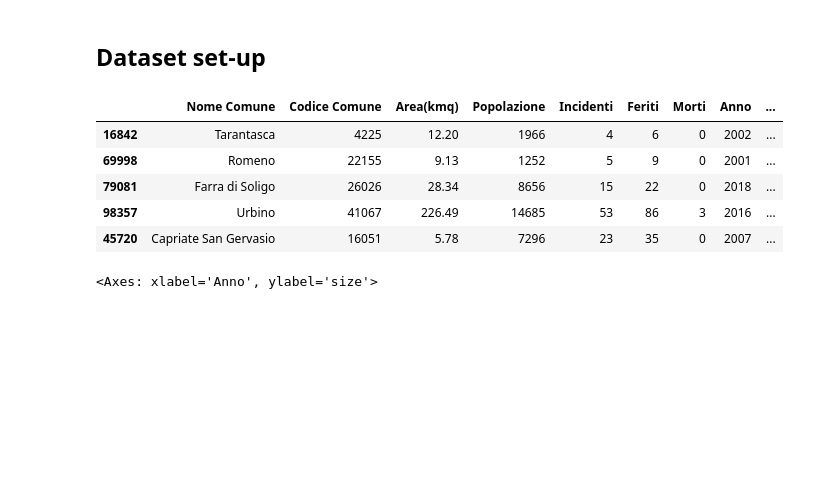
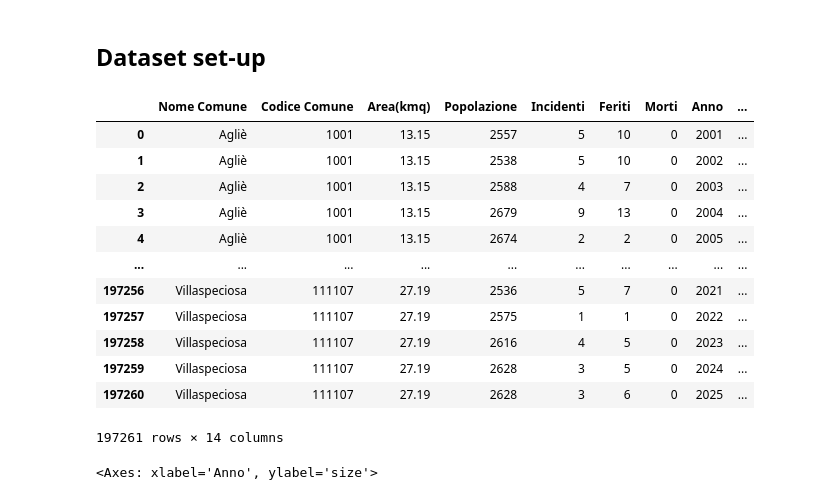
Before and after one commit to giuliocipone-lang/Boolean_capstone_project, a Jupyter notebook: EDA.ipynb, the cells around one changed output. Cells and saved outputs as stored; diff of their text form; code cells hidden in the pictures; blank space fills up the shorter version.

```diff
--- a/EDA.ipynb
+++ b/EDA.ipynb
@@ -49,12 +13,19 @@ df['morti+feriti/incidenti'] = round((df['Feriti']+df['Morti'])/(df['Incidenti']
-# %%
-df.sample(5)
-# %% [output]
-|  | Nome Comune | Codice Comune | Area(kmq) | Popolazione | Incidenti | Feriti | Morti | Anno | ... |
-| 16842 | Tarantasca | 4225 | 12.20 | 1966 | 4 | 6 | 0 | 2002 | ... |
-| 69998 | Romeno | 22155 | 9.13 | 1252 | 5 | 9 | 0 | 2001 | ... |
-| 79081 | Farra di Soligo | 26026 | 28.34 | 8656 | 15 | 22 | 0 | 2018 | ... |
-| 98357 | Urbino | 41067 | 226.49 | 14685 | 53 | 86 | 3 | 2016 | ... |
-| 45720 | Capriate San Gervasio | 16051 | 5.78 | 7296 | 23 | 35 | 0 | 2007 | ... |
+# %%
+df
+# %% [output]
+|  | Nome Comune | Codice Comune | Area(kmq) | Popolazione | Incidenti | Feriti | Morti | Anno | ... |
+| 0 | Agliè | 1001 | 13.15 | 2557 | 5 | 10 | 0 | 2001 | ... |
+| 1 | Agliè | 1001 | 13.15 | 2538 | 5 | 10 | 0 | 2002 | ... |
+| 2 | Agliè | 1001 | 13.15 | 2588 | 4 | 7 | 0 | 2003 | ... |
+| 3 | Agliè | 1001 | 13.15 | 2679 | 9 | 13 | 0 | 2004 | ... |
+| 4 | Agliè | 1001 | 13.15 | 2674 | 2 | 2 | 0 | 2005 | ... |
+| ... | ... | ... | ... | ... | ... | ... | ... | ... | ... |
+| 197256 | Villaspeciosa | 111107 | 27.19 | 2536 | 5 | 7 | 0 | 2021 | ... |
+| 197257 | Villaspeciosa | 111107 | 27.19 | 2575 | 1 | 1 | 0 | 2022 | ... |
+| 197258 | Villaspeciosa | 111107 | 27.19 | 2616 | 4 | 5 | 0 | 2023 | ... |
+| 197259 | Villaspeciosa | 111107 | 27.19 | 2628 | 3 | 5 | 0 | 2024 | ... |
+| 197260 | Villaspeciosa | 111107 | 27.19 | 2628 | 3 | 6 | 0 | 2025 | ... |
+197261 rows × 14 columns
 # %%
 df.groupby('Anno', as_index=False).size()
 sns.barplot(x='Anno', y='size', data=df.groupby('Anno', as_index=False).size())
```
Also changed, not shown: parts of 12 cells of this notebook, 1 other file.
